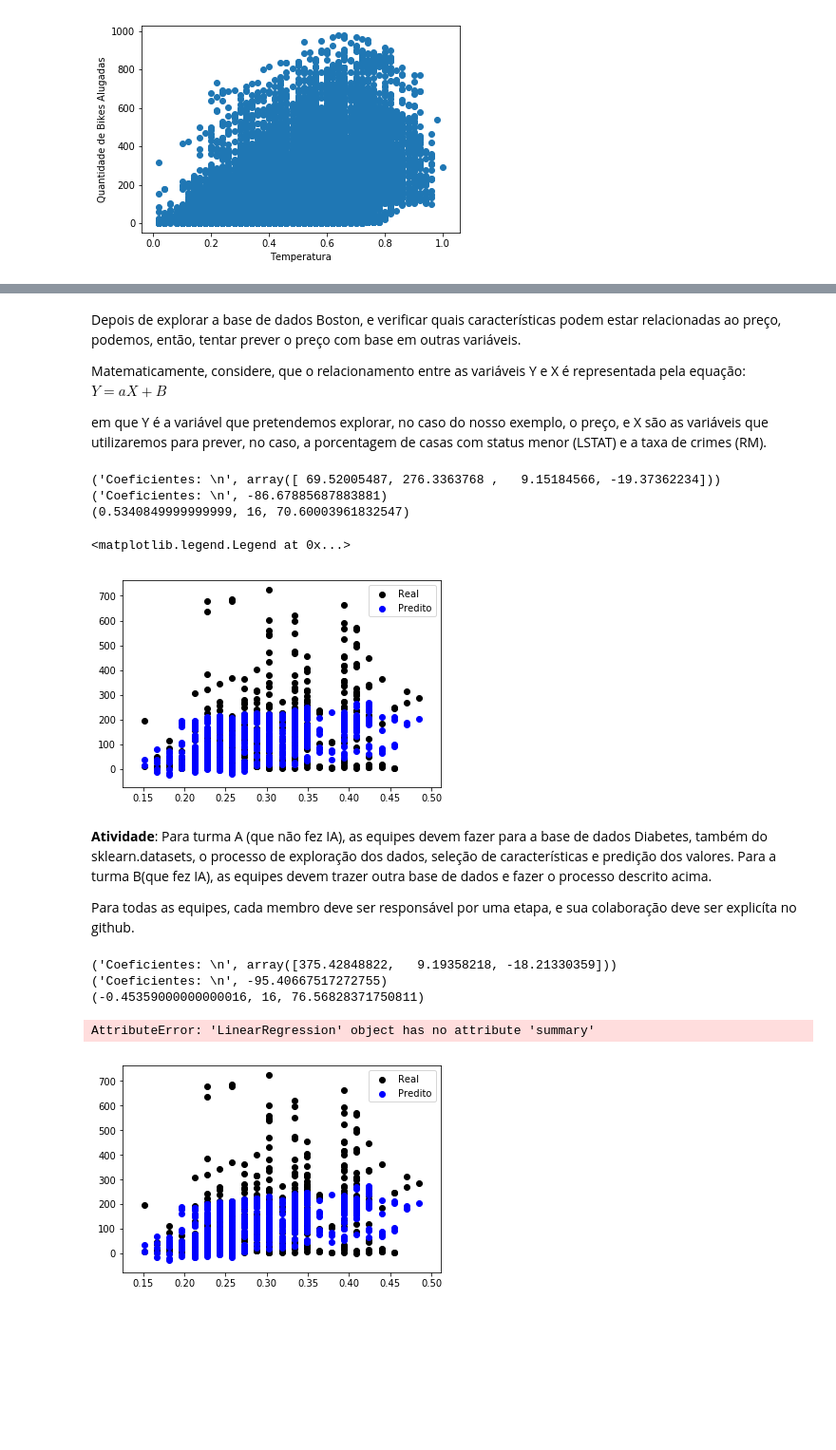
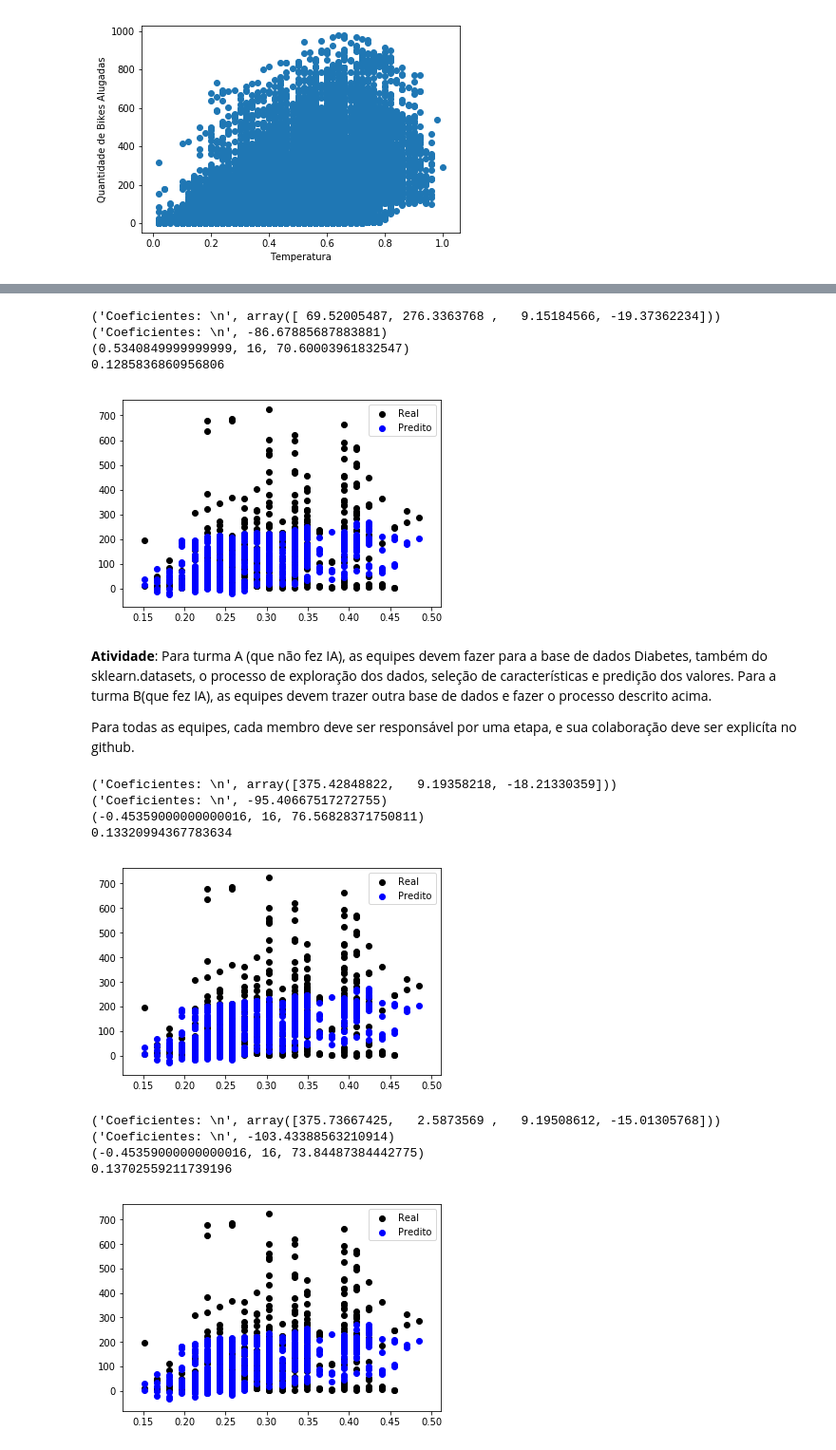
Before and after one commit to BrenoPeixotobr/topicosic, a Jupyter notebook: regressao/atividade_aula4_breno.ipynb, the cells around one changed output, grey strips where cells are left out. Shown at 95% size. Drawn from its saved outputs; the diff is of its cells as text; code cells hidden in the pictures; blank space fills up the shorter version.

Commit message:
Teste varios com r2

```diff
--- a/regressao/atividade_aula4_breno.ipynb
+++ b/regressao/atividade_aula4_breno.ipynb
@@ -93,12 +93,6 @@ tabela.columns = boston.feature_names
 
 #seleciona duas colunas
 X = tabela[["atemp", "temp","hr","holiday"]]
-# %% [markdown]
-Depois de explorar a base de dados Boston, e verificar quais características podem estar relacionadas ao preço, podemos, então, tentar prever o preço com base em outras variáveis.
-
-Matematicamente, considere, que o relacionamento entre as variáveis Y e X é representada pela equação:  $Y = aX + B$
-
-em que Y é a variável que pretendemos explorar, no caso do nosso exemplo, o preço, e X são as variáveis que utilizaremos para prever, no caso, a porcentagem de casas com status menor (LSTAT) e a taxa de crimes (RM).
 # %%
 #separa dados de treinamento do modelo linear e dados para validação do modelo
 #inclui o modulo de regressão linear
@@ -115,7 +109,7 @@ y_v = tabela["cnt"][-500:]
 regr = linear_model.LinearRegression()
 
 # treina o modelo
-regr.fit(X_t, y_t)
+res=regr.fit(X_t, y_t)
 
 # faz a predição
 y_pred = regr.predict(X_v)
@@ -140,11 +134,14 @@ print(y_teste[16879], y_t[0],y_pred[0])
 plt.scatter(X_v["atemp"], y_v,  color='black')
 plt.scatter(X_v["atemp"], y_pred, color='blue')
 plt.legend(["Real", "Predito"])
+
+r2=regr.score(X_v,y_v)
+print(r2)
 # %% [output]
 ('Coeficientes: \n', array([ 69.52005487, 276.3363768 ,   9.15184566, -19.37362234]))
 ('Coeficientes: \n', -86.67885687883881)
 (0.5340849999999999, 16, 70.60003961832547)
+0.1285836860956806
-<matplotlib.legend.Legend at 0x...>
 [figure]
 # %% [markdown]
 **Atividade**: Para turma A (que não fez IA), as equipes devem fazer para a base de dados Diabetes, também do sklearn.datasets, o processo de exploração dos dados, seleção de características e predição dos valores. Para a turma B(que fez IA), as equipes devem trazer outra base de dados e fazer o processo descrito acima.
@@ -161,18 +158,18 @@ X_v1 = X1[-500:]
 y_t1 = tabela["cnt"][:-500]
 y_v1 = tabela["cnt"][-500:]
 
-regr = linear_model.LinearRegression()
+regr1 = linear_model.LinearRegression()
 
 # treina o modelo
-regr.fit(X_t1, y_t1)
+regr1.fit(X_t1, y_t1)
 
 # faz a predição
-y_pred1 = regr.predict(X_v1)
+y_pred1 = regr1.predict(X_v1)
 
 # coeficientes a
-print('Coeficientes: \n', regr.coef_)
+print('Coeficientes: \n', regr1.coef_)
 #intercepto b
-print('Coeficientes: \n', regr.intercept_)
+print('Coeficientes: \n', regr1.intercept_)
 #y = 5.10*RM + -0.65*LSTAT + -1.24
 
 #prediz manualmente os valores com base nos coeficientes encontrados na regressao
@@ -191,10 +188,60 @@ plt.scatter(X_v1["atemp"], y_pred1, color='blue')
 plt.legend(["Real", "Predito"])
 
 #R^2 ajustado
-print(regr.summary)
+r2_1=regr1.score(X_v1,y_v1)
+print(r2_1)
 # %% [output]
 ('Coeficientes: \n', array([375.42848822,   9.19358218, -18.21330359]))
 ('Coeficientes: \n', -95.40667517272755)
 (-0.45359000000000016, 16, 76.56828371750811)
+0.13320994367783634
-AttributeError: 'LinearRegression' object has no attribute 'summary'
 [figure]
+# %%
+X2 = tabela[["atemp","season","weekday","hr","holiday"]]
+#separa dados de treinamento do modelo linear e dados para validação do modelo
+#inclui o modulo de regressão l
+#separa em dois conjuntos, um para treinamento e outro para validação (20 últimos)
+X_t2 = X2[:-500]
+X_v2 = X2[-500:]
+#print(X_t["RM"])
+y_t2 = tabela["cnt"][:-500]
+y_v2 = tabela["cnt"][-500:]
+
+regr2 = linear_model.LinearRegression()
+
+# treina o modelo
+regr2.fit(X_t2, y_t2)
+
+# faz a predição
+y_pred2 = regr2.predict(X_v2)
+
+# coeficientes a
+print('Coeficientes: \n', regr2.coef_)
+#intercepto b
+print('Coeficientes: \n', regr2.intercept_)
+#y = 5.10*RM + -0.65*LSTAT + -1.24
+
+#prediz manualmente os valores com base nos coeficientes encontrados na regressao
+y_teste2 = 5.10*X_v2["atemp"] - 0.65*X_v2["hr"]- 1.24
+
+#exibe o valor predito manualmente y_teste, que começa de 486
+#exibe o valor real y_t
+#exibe o valor predito pela regressão linear
+
+#print(y_teste)
+print(y_teste2[16879], y_t2[0],y_pred2[0])
+
+#plota todos os valores de validação
+plt.scatter(X_v2["atemp"], y_v2,  color='black')
+plt.scatter(X_v2["atemp"], y_pred2, color='blue')
+plt.legend(["Real", "Predito"])
+
+#R^2 ajustado
+r2_2=regr2.score(X_v2,y_v2)
+print(r2_2)
+# %% [output]
+('Coeficientes: \n', array([375.73667425,   2.5873569 ,   9.19508612, -15.01305768]))
+('Coeficientes: \n', -103.43388563210914)
+(-0.45359000000000016, 16, 73.84487384442775)
+0.13702559211739196
+[figure, added]
```
